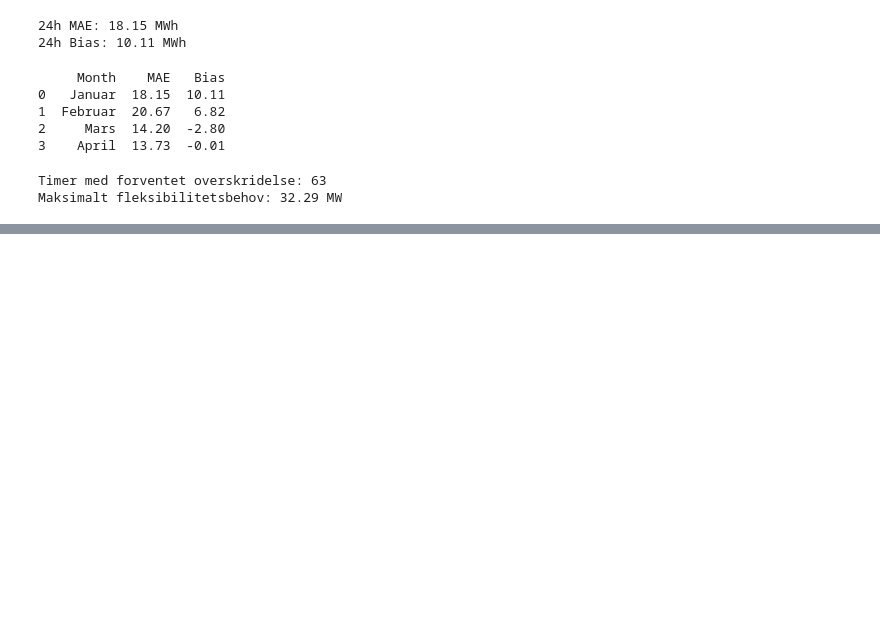
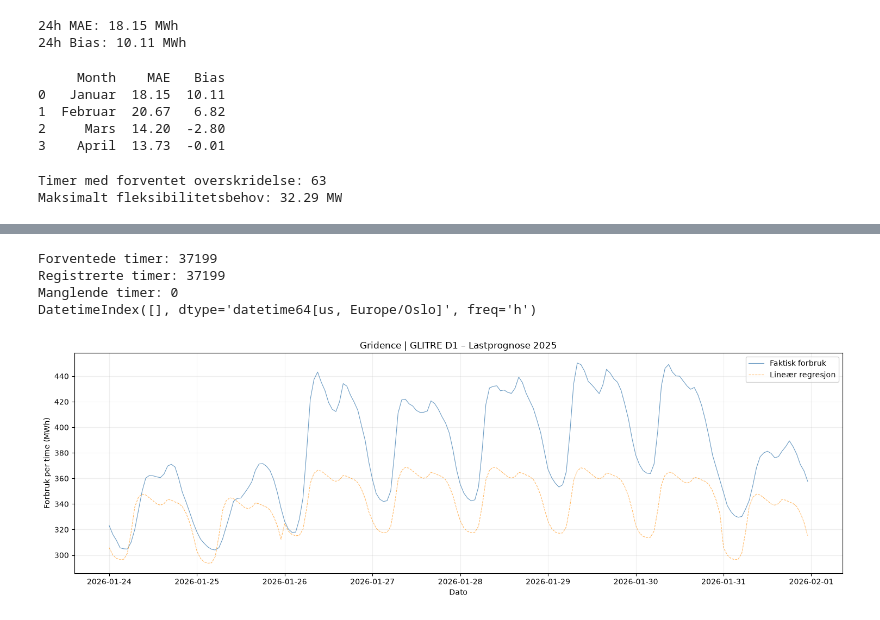
Before and after one commit to jya2002/Gridence, a Jupyter notebook: src/load_data.ipynb, the cells around one changed output, grey strips where cells are left out. Saved outputs shown, nothing was run; the diff lists cells and outputs as text; code cells hidden in the pictures; blank space fills up the shorter version.

```diff
--- a/src/load_data.ipynb
+++ b/src/load_data.ipynb
@@ -477,0 +487,58 @@ Maksimalt fleksibilitetsbehov: 32.29 MW
+# %%
+# Lag forventet tidsindeks
+expected = pd.date_range(
+    start=glitre.index.min(),
+    end=glitre.index.max(),
+    freq="h",
+    tz="Europe/Oslo"
+)
+
+# Finn manglende tidspunkter
+missing = expected.difference(glitre.index)
+
+print("Forventede timer:", len(expected))
+print("Registrerte timer:", len(glitre))
+print("Manglende timer:", len(missing))
+print(missing)
+# %% [output]
+Forventede timer: 37199
+Registrerte timer: 37199
+Manglende timer: 0
+DatetimeIndex([], dtype='datetime64[us, Europe/Oslo]', freq='h')
+# %%
+# Lag DataFrame med faktiske og predikerte verdier
+forecast_regression = pd.DataFrame({
+    "FAKTISK": y_test,
+    "PREDIKSJON": predictions
+}, index=y_test.index)
+
+plt.figure(figsize=(15, 5))
+
+plt.plot(
+    forecast_regression.index,
+    forecast_regression["FAKTISK"],
+    label="Faktisk forbruk",
+    color="steelblue",
+    linewidth=0.8,
+    alpha=0.8
+)
+
+plt.plot(
+    forecast_regression.index,
+    forecast_regression["PREDIKSJON"],
+    label="Lineær regresjon",
+    color="darkorange",
+    linestyle="--",
+    linewidth=0.8,
+    alpha=0.6
+)
+
+plt.title("Gridence | GLITRE D1 – Lastprognose 2025")
+plt.xlabel("Dato")
+plt.ylabel("Forbruk per time (MWh)")
+plt.legend()
+plt.grid(alpha=0.2)
+plt.tight_layout()
+plt.show()
+# %% [output]
+[figure, added]
```
Also changed, not shown: parts of 7 cells of this notebook.
